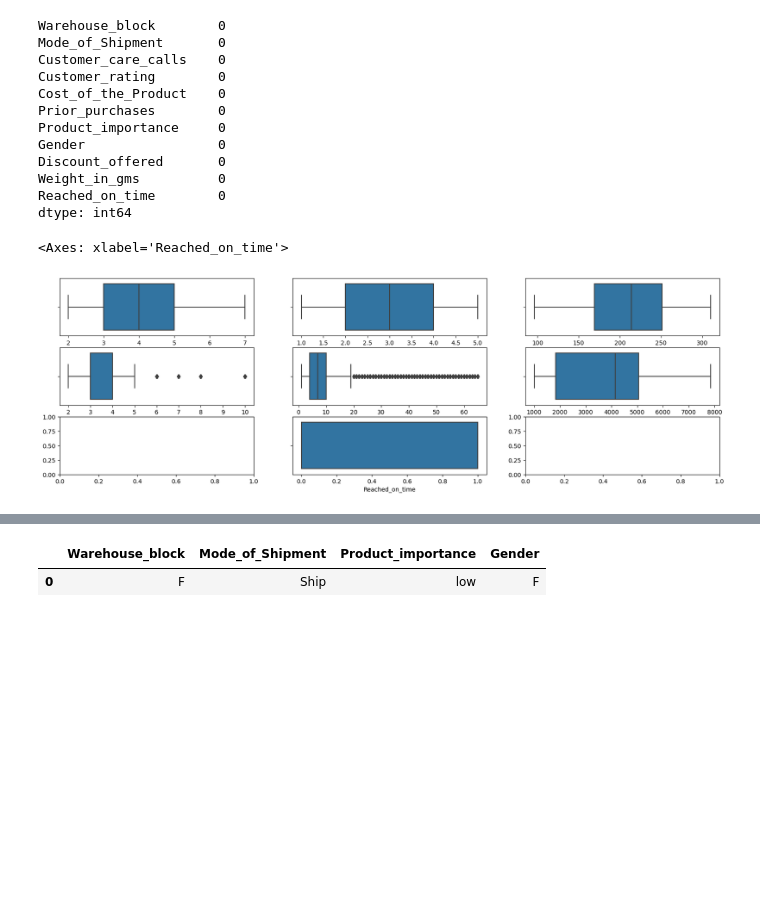
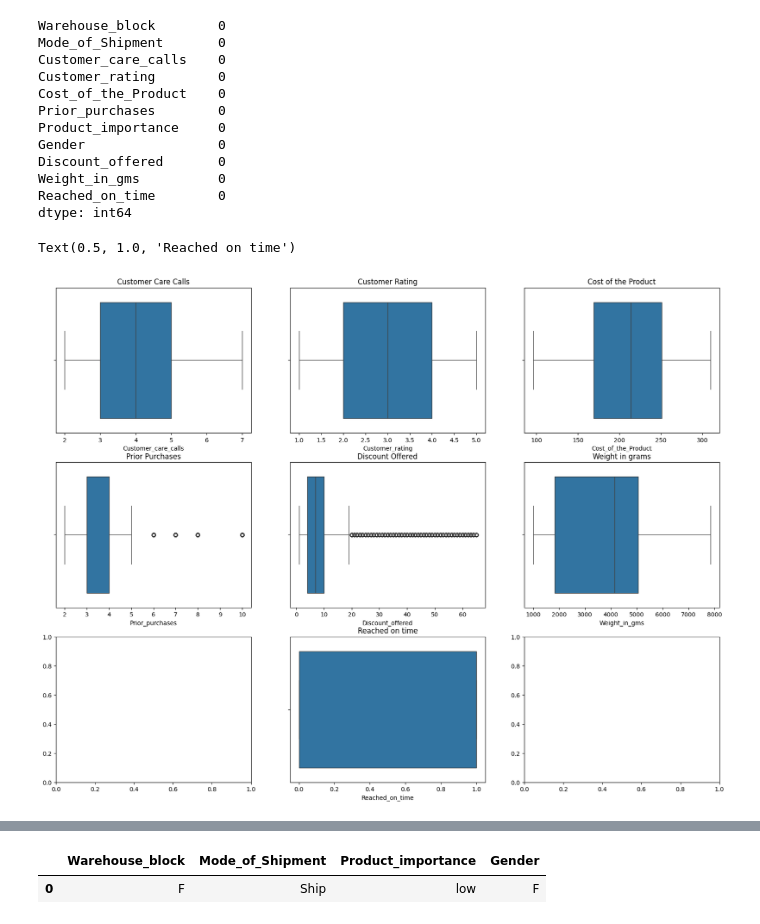
Before and after one commit to Atabeydem/477_Project, a Jupyter notebook: CE 477.ipynb, the cells around one changed output, grey strips where cells are left out. Cells and saved outputs as stored; diff of their text form; code cells hidden in the pictures; blank space fills up the shorter version.

Commit message:
Added titles to plots

```diff
--- a/CE 477.ipynb
+++ b/CE 477.ipynb
@@ -22,7 +22,7 @@ import pandas as pd
 import matplotlib.pyplot as plt
 import seaborn as sns
 # %%
-data=pd.read_csv('C:\\Users\\Atabey\\Downloads\\archive (1)\\Train new.csv')
+data=pd.read_csv('Train new.csv')
 data
 # %% [output]
 |  | ID | Warehouse_block | Mode_of_Shipment | Customer_care_calls | Customer_rating | Cost_of_the_Product | ... |
@@ -87,16 +87,24 @@ dtype: int64
 categorical_data=data.select_dtypes(include=["object"])
 numerical_data=data.select_dtypes(include=["int","float"])
 # %%
-fig, axes=plt.subplots(3,3,figsize=(20,6))
+fig, axes=plt.subplots(3,3,figsize=(20,15))
 sns.boxplot(data=data,x='Customer_care_calls',ax=axes[0][0])
 sns.boxplot(data=data,x='Customer_rating',ax=axes[0][1])
 sns.boxplot(data=data,x='Cost_of_the_Product',ax=axes[0][2])
 sns.boxplot(data=data,x='Prior_purchases',ax=axes[1][0])
 sns.boxplot(data=data,x='Discount_offered',ax=axes[1][1])
 sns.boxplot(data=data,x='Weight_in_gms',ax=axes[1][2])
 sns.boxplot(data=data,x='Reached_on_time',ax=axes[2][1])
+
+axes[0][0].set_title('Customer Care Calls')
+axes[0][1].set_title('Customer Rating')
+axes[0][2].set_title('Cost of the Product')
+axes[1][0].set_title('Prior Purchases')
+axes[1][1].set_title('Discount Offered')
+axes[1][2].set_title('Weight in grams')
+axes[2][1].set_title('Reached on time')
 # %% [output]
-<Axes: xlabel='Reached_on_time'>
+Text(0.5, 1.0, 'Reached on time')
-[figure, old version]
+[figure, new version]
 # %%
 sns.displot(data=data,x='Product_importance',kind='hist',kde=True)
```
Also changed, not shown: parts of 5 cells of this notebook.
